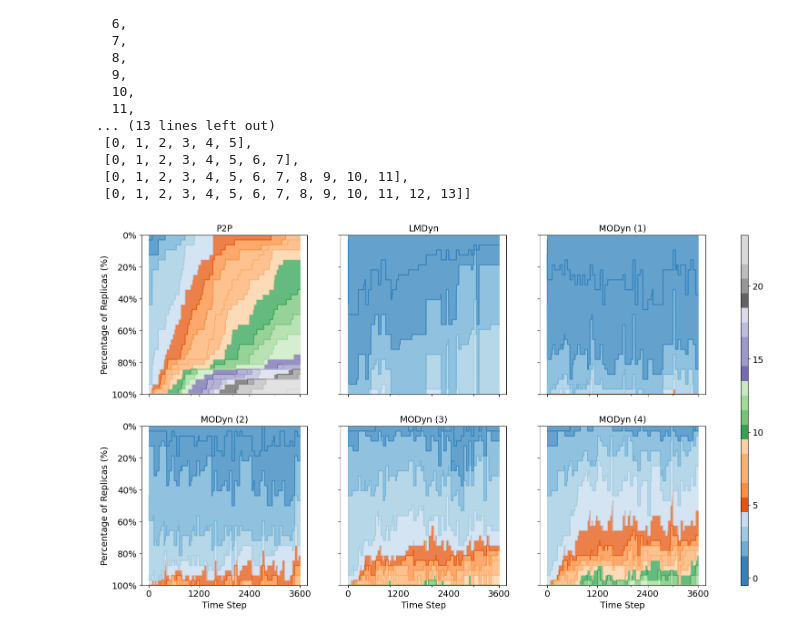
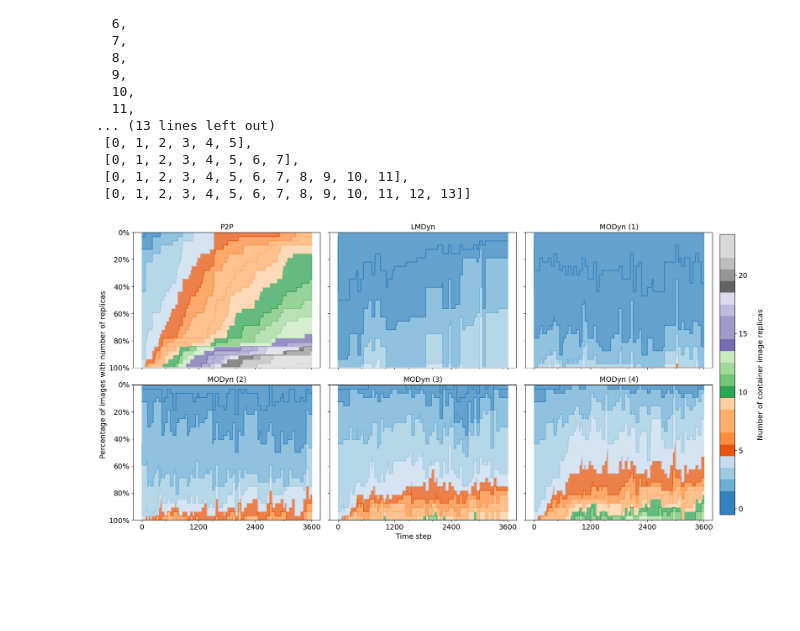
Before and after one commit to lucasroges/dynamic-registry-provisioning, a Jupyter notebook: analysis.ipynb, the cells around one changed output. Drawn from its saved outputs; the diff is of its cells as text; code cells hidden in the pictures; blank space fills up the shorter version.

```diff
--- a/analysis.ipynb
+++ b/analysis.ipynb
@@ -559,7 +560,7 @@ latency_table_latex_string = latency_table.to_latex(
     "\\begin{table}\n\centering"
 ).replace(
     "\\toprule",
-    "\\toprule\nNodes & \multicolumn{2}{c}{100} & \multicolumn{2}{c}{196} \\\\\n\midrule\nUnique Images & 08 & 32 & 16 & 64 \\\\"
+    "\\toprule\nNodes & \multicolumn{2}{c}{100} & \multicolumn{2}{c}{196} \\\\\n\midrule\nUnique images & 08 & 32 & 16 & 64 \\\\"
 )
 
 with open(f"{base_dir}/table_latency.tex", "w") as f:
@@ -589,7 +590,7 @@ provisioned_registries_table_latex_string = provisioned_registries_table.to_late
     "\\begin{table}\n\centering"
 ).replace(
     "\\toprule",
-    "\\toprule\nNodes & \multicolumn{2}{c}{100} & \multicolumn{2}{c}{196} \\\\\n\midrule\nUnique Images & 08 & 32 & 16 & 64 \\\\"
+    "\\toprule\nNodes & \multicolumn{2}{c}{100} & \multicolumn{2}{c}{196} \\\\\n\midrule\nUnique images & 08 & 32 & 16 & 64 \\\\"
 )
 
 with open(f"{base_dir}/table_provisioned_registries.tex", "w") as f:
@@ -666,7 +667,7 @@ provisioning_time_table_latex_string = provisioning_time_table.to_latex(
     "\\begin{table}\n\centering"
 ).replace(
     "\\toprule",
-    "\\toprule\nNodes & \multicolumn{2}{c}{100} & \multicolumn{2}{c}{196} \\\\\n\midrule\nUnique Images & 08 & 32 & 16 & 64 \\\\"
+    "\\toprule\nNodes & \multicolumn{2}{c}{100} & \multicolumn{2}{c}{196} \\\\\n\midrule\nUnique images & 08 & 32 & 16 & 64 \\\\"
 )
 
 with open(f"{base_dir}/table_provisioning_time.tex", "w") as f:
@@ -723,7 +723,7 @@ disk_utilization_table_latex_string = disk_utilization_table.to_latex(
     "\\begin{table}\n\centering"
 ).replace(
     "\\toprule",
-    "\\toprule\nNodes & \multicolumn{2}{c}{100} & \multicolumn{2}{c}{196} \\\\\n\midrule\nUnique Images & 08 & 32 & 16 & 64 \\\\"
+    "\\toprule\nNodes & \multicolumn{2}{c}{100} & \multicolumn{2}{c}{196} \\\\\n\midrule\nUnique images & 08 & 32 & 16 & 64 \\\\"
 )
 
 with open(f"{base_dir}/table_disk_utilization.tex", "w") as f:
@@ -825,26 +825,31 @@ headers
  [0, 1, 2, 3, 4, 5, 6, 7, 8, 9, 10, 11, 12, 13]]
 # %%
 # plot stacked area chart for each algorithm in multiple figures using a single legend
+plt.rcParams.update({'font.size': 14, 'axes.titlesize': 14, 'legend.fontsize': 12})
 fig, ax = plt.subplots(2, 3, figsize=(20, 10), sharex=True, sharey=True)
 
 for counter, image_replication_df in enumerate(image_replication_data):
     local_color_map = mpl.colors.ListedColormap(global_colormap.colors[:len(image_replication_df.columns)])
     image_replication_df.plot.area(ax=ax[counter // 3][counter % 3], legend=False, alpha=0.75, cmap=local_color_map, xticks=range(0, last_step + 1, 1200))
     ax[counter // 3][counter % 3].set_ylim([0, 1])
     ax[counter // 3][counter % 3].invert_yaxis()
     customize_chart(
         ax[counter // 3][counter % 3],
-        xlabel="Time Step",
-        ylabel="Percentage of Replicas (%)",
         title=logs_labels[counter+3],
     )
 
 # percentage formatter
 ax[0][0].yaxis.set_major_formatter(mticker.PercentFormatter(xmax=1, decimals=0))
 
 # create a single colorbar for all figures
-fig.colorbar(mpl.cm.ScalarMappable(cmap=global_colormap), ax=ax, orientation="vertical", aspect=50, values=header_with_max_length)
+cax = fig.add_axes([0.91, 0.125, 0.02, 0.75])
+fig.colorbar(mpl.cm.ScalarMappable(cmap=global_colormap), cax=cax, orientation="vertical", aspect=50, values=header_with_max_length, pad=0.1)
+fig.text(0.96, 0.5, "Number of container image replicas", va='center', rotation='vertical')
 
+fig.text(0.08, 0.5, "Percentage of images with number of replicas", va='center', rotation='vertical')
+fig.text(0.5, 0.06, "Time step", ha='center')
+
+plt.subplots_adjust(wspace=0.05, hspace=0.125)
 plt.savefig(f"{base_dir}/image-replication-{target_variation}.pdf", bbox_inches='tight')
 # %% [output]
-[figure, old version]
+[figure, new version]
```
Also changed, not shown: parts of 10 cells of this notebook.
